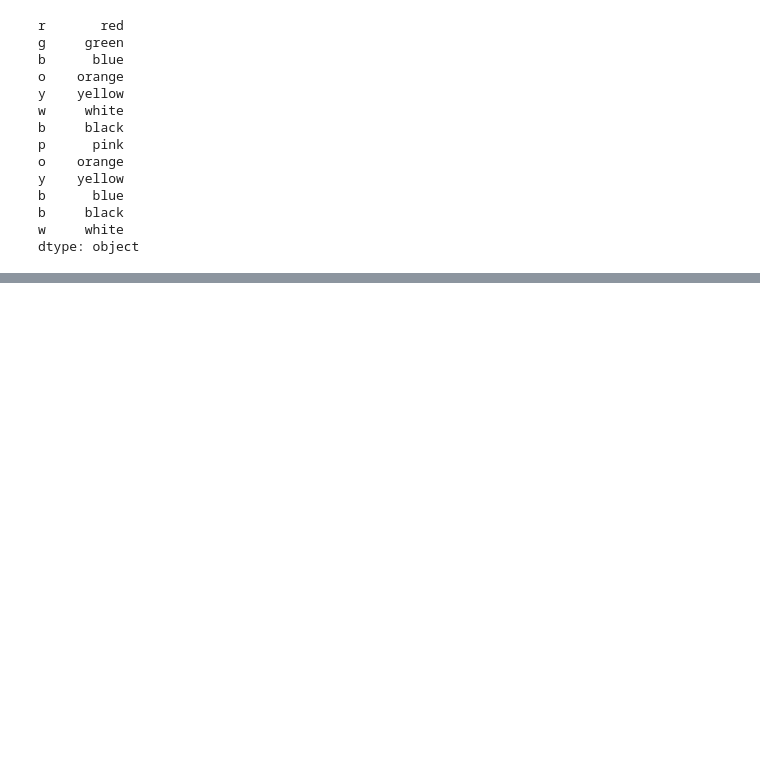
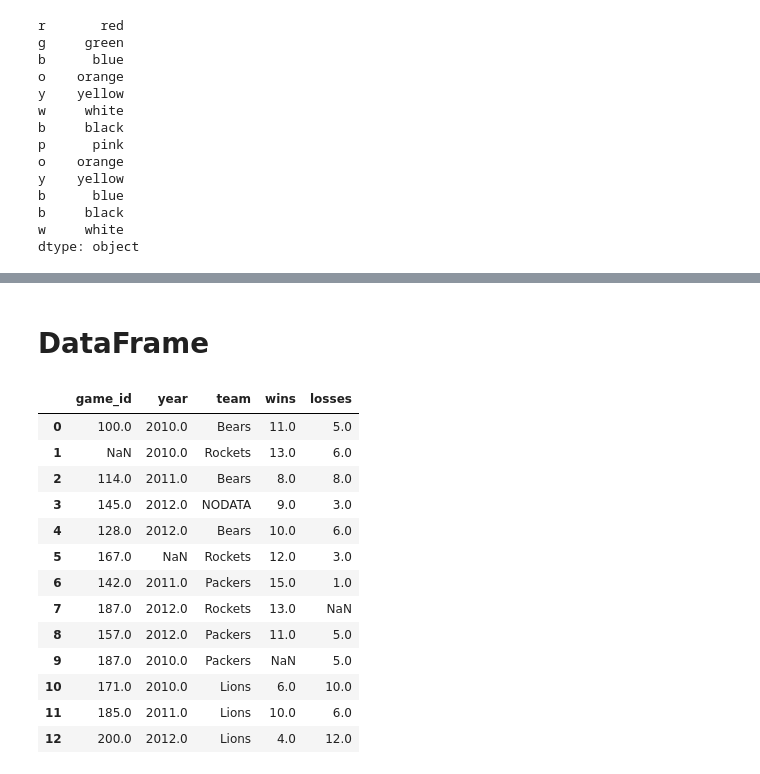
Before and after one commit to ashish-rane/MachineLearning, a Jupyter notebook: Pandas/Operations.ipynb, the cells around one changed output, grey strips where cells are left out. Saved outputs shown, nothing was run; the diff lists cells and outputs as text; code cells hidden in the pictures; blank space fills up the shorter version.

```diff
--- a/Pandas/Operations.ipynb
+++ b/Pandas/Operations.ipynb
@@ -355,0 +406,2 @@ dtype: object
+# %% [markdown]
+# DataFrame
@@ -355,0 +411,20 @@ dtype: object
+# %%
+football = pd.read_csv('football.csv')
+tips = sns.load_dataset('tips')
+# %%
+football
+# %% [output]
+|  | game_id | year | team | wins | losses |
+| 0 | 100.0 | 2010.0 | Bears | 11.0 | 5.0 |
+| 1 | NaN | 2010.0 | Rockets | 13.0 | 6.0 |
+| 2 | 114.0 | 2011.0 | Bears | 8.0 | 8.0 |
+| 3 | 145.0 | 2012.0 | NODATA | 9.0 | 3.0 |
+| 4 | 128.0 | 2012.0 | Bears | 10.0 | 6.0 |
+| 5 | 167.0 | NaN | Rockets | 12.0 | 3.0 |
+| 6 | 142.0 | 2011.0 | Packers | 15.0 | 1.0 |
+| 7 | 187.0 | 2012.0 | Rockets | 13.0 | NaN |
+| 8 | 157.0 | 2012.0 | Packers | 11.0 | 5.0 |
+| 9 | 187.0 | 2010.0 | Packers | NaN | 5.0 |
+| 10 | 171.0 | 2010.0 | Lions | 6.0 | 10.0 |
+| 11 | 185.0 | 2011.0 | Lions | 10.0 | 6.0 |
+| 12 | 200.0 | 2012.0 | Lions | 4.0 | 12.0 |
```
Also changed, not shown: parts of 34 cells of this notebook, 2 other files.
